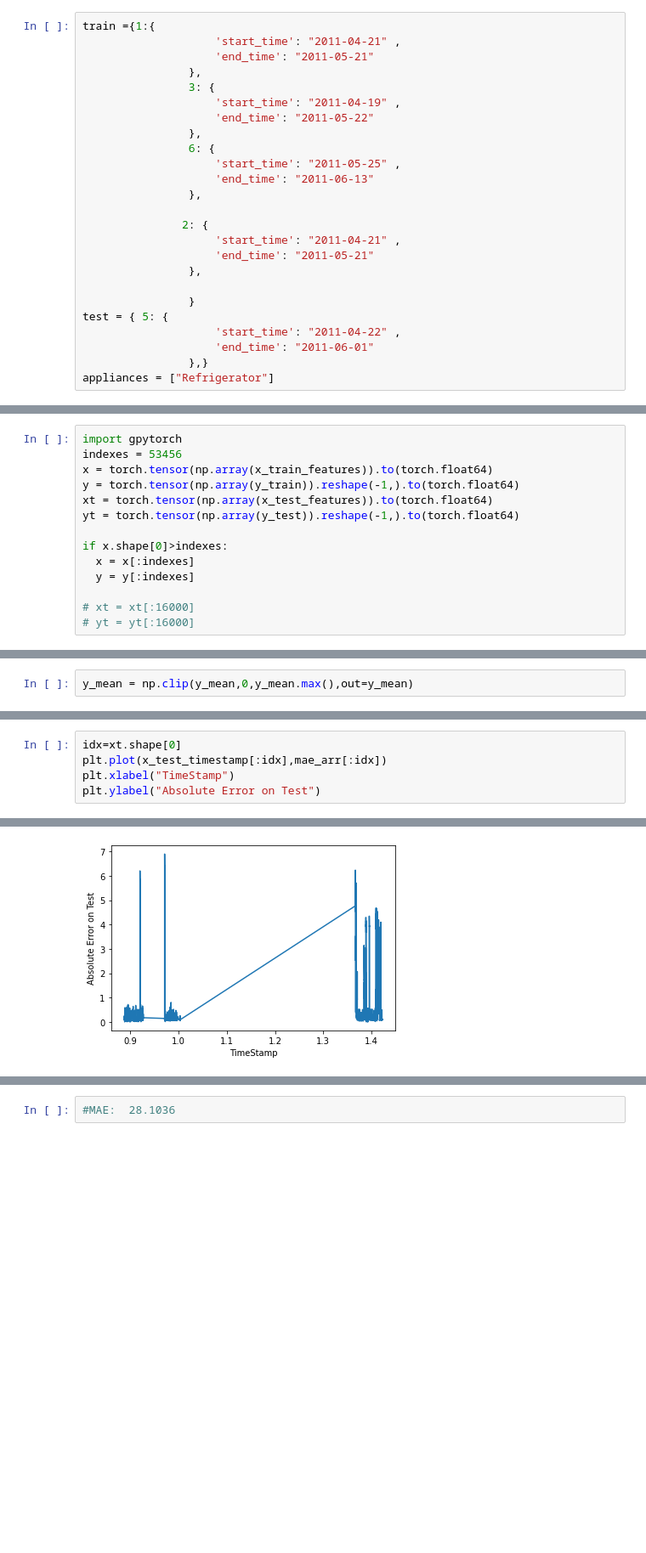
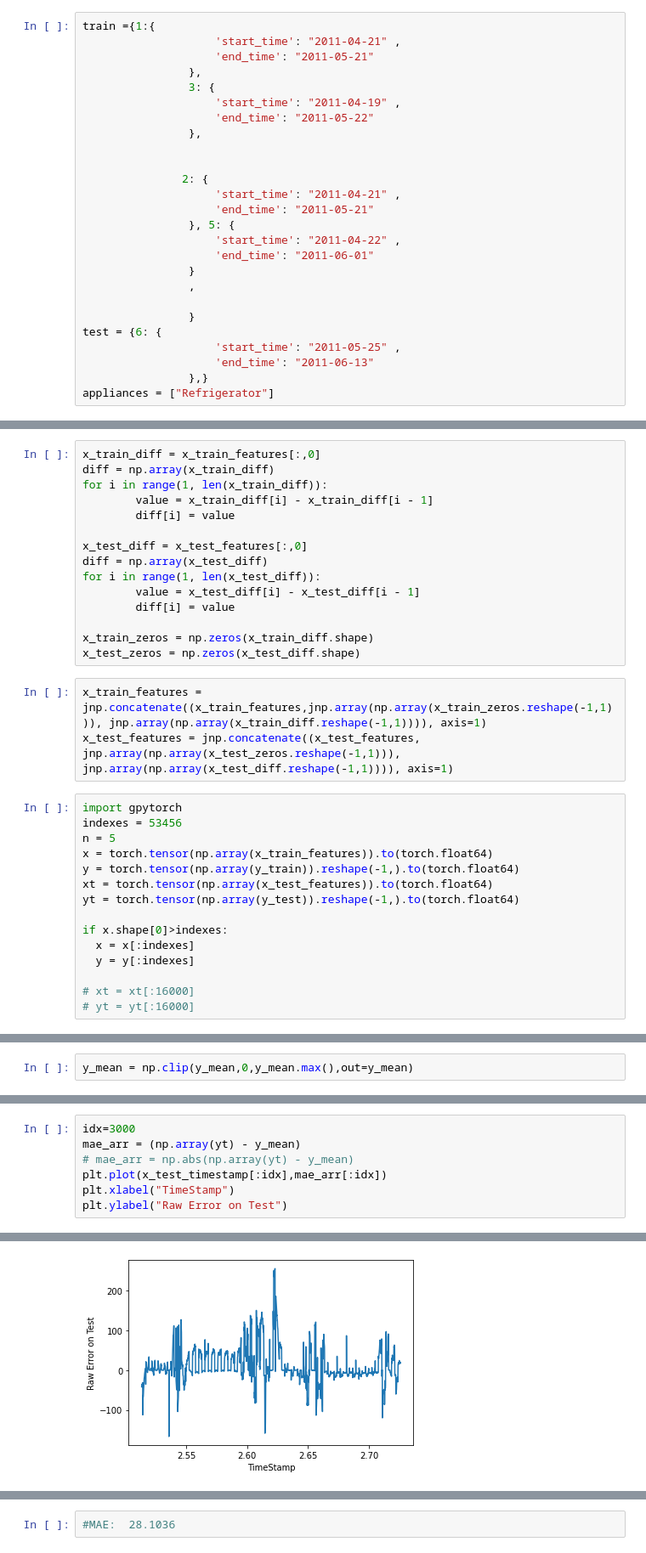
Before and after one commit to Aadesh-1404/nilm-gaussian-process, a Jupyter notebook: AAAI/gp_mean_std_.ipynb, the cells around one changed output, grey strips where cells are left out. Shown at 85% size. Drawn from its saved outputs; the diff is of its cells as text; blank space fills up the shorter version.

```diff
--- a/AAAI/gp_mean_std_.ipynb
+++ b/AAAI/gp_mean_std_.ipynb
@@ -40,20 +40,21 @@ train ={1:{
                     'start_time': "2011-04-19" ,
                     'end_time': "2011-05-22"
                 },
-                6: {
-                    'start_time': "2011-05-25" ,
-                    'end_time': "2011-06-13"
-                },
+
 
                2: {
                     'start_time': "2011-04-21" ,
                     'end_time': "2011-05-21"
-                },
+                }, 5: {
+                    'start_time': "2011-04-22" ,
+                    'end_time': "2011-06-01"
+                }
+                ,
 
                 }
-test = { 5: {
-                    'start_time': "2011-04-22" ,
-                    'end_time': "2011-06-01"
+test = {6: {
+                    'start_time': "2011-05-25" ,
+                    'end_time': "2011-06-13"
                 },}
 appliances = ["Refrigerator"]
 # %%
@@ -231,9 +239,28 @@ n = 2
 # yt = y_train[14000:]
 # %%
 # x.shape, y.shape
+# %%
+x_train_diff = x_train_features[:,0]
+diff = np.array(x_train_diff)
+for i in range(1, len(x_train_diff)):
+		value = x_train_diff[i] - x_train_diff[i - 1]
+		diff[i] = value
+
+x_test_diff = x_test_features[:,0]
+diff = np.array(x_test_diff)
+for i in range(1, len(x_test_diff)):
+		value = x_test_diff[i] - x_test_diff[i - 1]
+		diff[i] = value
+
+x_train_zeros = np.zeros(x_train_diff.shape)
+x_test_zeros = np.zeros(x_test_diff.shape)
+# %%
+x_train_features = jnp.concatenate((x_train_features,jnp.array(np.array(x_train_zeros.reshape(-1,1))), jnp.array(np.array(x_train_diff.reshape(-1,1)))), axis=1)
+x_test_features = jnp.concatenate((x_test_features, jnp.array(np.array(x_test_zeros.reshape(-1,1))), jnp.array(np.array(x_test_diff.reshape(-1,1)))), axis=1)
 # %%
 import gpytorch
 indexes = 53456
+n = 5
 x = torch.tensor(np.array(x_train_features)).to(torch.float64)
 y = torch.tensor(np.array(y_train)).reshape(-1,).to(torch.float64)
 xt = torch.tensor(np.array(x_test_features)).to(torch.float64)
@@ -679,6 +693,8 @@ mae_arr.shape
 # %%
-idx=xt.shape[0]
+idx=3000
+mae_arr = (np.array(yt) - y_mean)
+# mae_arr = np.abs(np.array(yt) - y_mean)
 plt.plot(x_test_timestamp[:idx],mae_arr[:idx])
 plt.xlabel("TimeStamp")
-plt.ylabel("Absolute Error on Test")
+plt.ylabel("Raw Error on Test")
 # %% [output]
@@ -686 +702 @@ Text(0, 0.5, 'Absolute Error on Test')
-[figure, old version]
+[figure, new version]
```
Also changed, not shown: parts of 37 cells of this notebook, 5 other files.
